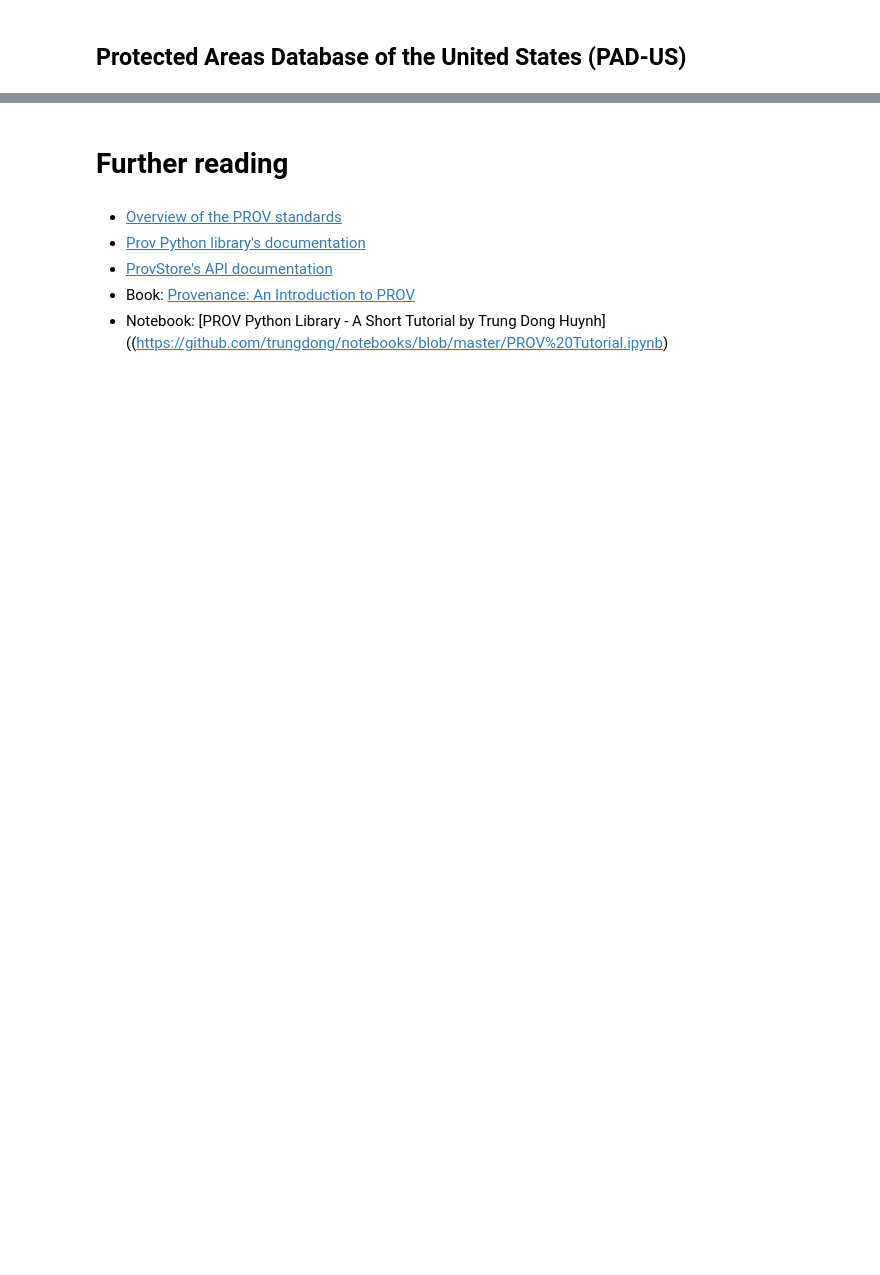
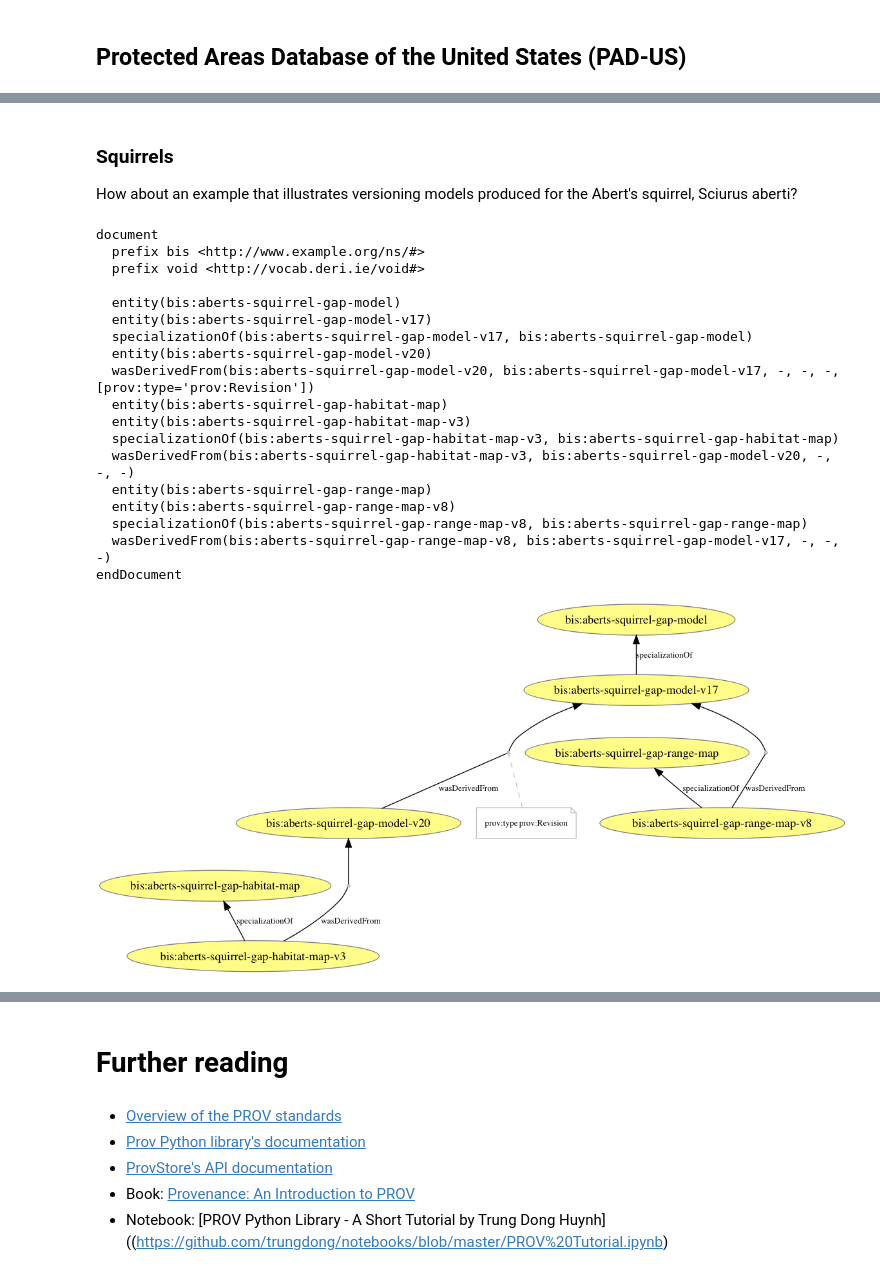
Before and after one commit to aulenbac/prov-it, a Jupyter notebook: prov-tutorial.ipynb, the cells around one changed output, grey strips where cells are left out. Saved outputs shown, nothing was run; the diff lists cells and outputs as text; code cells hidden in the pictures; blank space fills up the shorter version.

Commit message:
Added modeling concepts to prov-tutorial.ipynb

```diff
--- a/prov-tutorial.ipynb
+++ b/prov-tutorial.ipynb
@@ -442,0 +444,62 @@ NotFoundException:
+# %% [markdown]
+### Squirrels
+How about an example that illustrates versioning models produced for the Abert's squirrel, Sciurus aberti?
+# %%
+# Create a new, empty provenance document
+from prov.model import ProvDocument
+s1 = ProvDocument()
+# %%
+# mock in a namespace for bis
+s1.add_namespace('bis', 'http://www.example.org/ns/#')
+# add namespace declaration for Vocabulary of Interlinked Datasets (VoID)
+s1.add_namespace('void', 'http://vocab.deri.ie/void#')
+
+s1.entity('bis:aberts-squirrel-gap-model')
+
+s1.entity('bis:aberts-squirrel-gap-model-v17')
+s1.specializationOf('bis:aberts-squirrel-gap-model-v17','bis:aberts-squirrel-gap-model')
+
+s1.entity('bis:aberts-squirrel-gap-model-v20')
+s1.wasRevisionOf('bis:aberts-squirrel-gap-model-v20', 'bis:aberts-squirrel-gap-model-v17')
+
+s1.entity('bis:aberts-squirrel-gap-habitat-map')
+# s1.wasDerivedFrom('bis:aberts-squirrel-gap-habitat-map', 'bis:aberts-squirrel-gap-model')
+s1.entity('bis:aberts-squirrel-gap-habitat-map-v3')
+s1.specializationOf('bis:aberts-squirrel-gap-habitat-map-v3','bis:aberts-squirrel-gap-habitat-map')
+s1.wasDerivedFrom('bis:aberts-squirrel-gap-habitat-map-v3', 'bis:aberts-squirrel-gap-model-v20')
+
+s1.entity('bis:aberts-squirrel-gap-range-map')
+# s1.wasDerivedFrom('bis:aberts-squirrel-gap-range-map', 'bis:aberts-squirrel-gap-model')
+s1.entity('bis:aberts-squirrel-gap-range-map-v8')
+s1.specializationOf('bis:aberts-squirrel-gap-range-map-v8', 'bis:aberts-squirrel-gap-range-map')
+s1.wasDerivedFrom('bis:aberts-squirrel-gap-range-map-v8', 'bis:aberts-squirrel-gap-model-v17')
+
+print(s1.get_provn())
+
+# visualize the graph
+from prov.dot import prov_to_dot
+dot = prov_to_dot(s1)
+dot.write_png('aberts-squirrel-prov.png')
+
+from IPython.display import Image
+Image('aberts-squirrel-prov.png')
+# %% [output]
+document
+  prefix bis <http://www.example.org/ns/#>
+  prefix void <http://vocab.deri.ie/void#>
+
+  entity(bis:aberts-squirrel-gap-model)
+  entity(bis:aberts-squirrel-gap-model-v17)
+  specializationOf(bis:aberts-squirrel-gap-model-v17, bis:aberts-squirrel-gap-model)
+  entity(bis:aberts-squirrel-gap-model-v20)
+  wasDerivedFrom(bis:aberts-squirrel-gap-model-v20, bis:aberts-squirrel-gap-model-v17, -, -, -, [prov:type='prov:Revision'])
+  entity(bis:aberts-squirrel-gap-habitat-map)
+  entity(bis:aberts-squirrel-gap-habitat-map-v3)
+  specializationOf(bis:aberts-squirrel-gap-habitat-map-v3, bis:aberts-squirrel-gap-habitat-map)
+  wasDerivedFrom(bis:aberts-squirrel-gap-habitat-map-v3, bis:aberts-squirrel-gap-model-v20, -, -, -)
+  entity(bis:aberts-squirrel-gap-range-map)
+  entity(bis:aberts-squirrel-gap-range-map-v8)
+  specializationOf(bis:aberts-squirrel-gap-range-map-v8, bis:aberts-squirrel-gap-range-map)
+  wasDerivedFrom(bis:aberts-squirrel-gap-range-map-v8, bis:aberts-squirrel-gap-model-v17, -, -, -)
+endDocument
+[figure, added]
```
Also changed, not shown: parts of 17 cells of this notebook.
